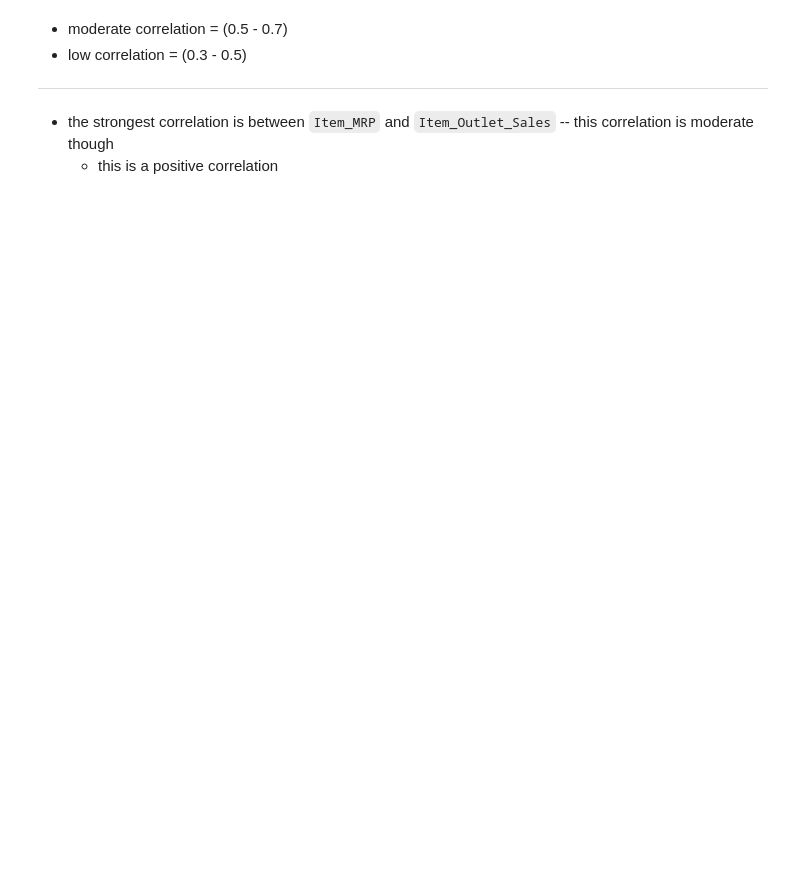
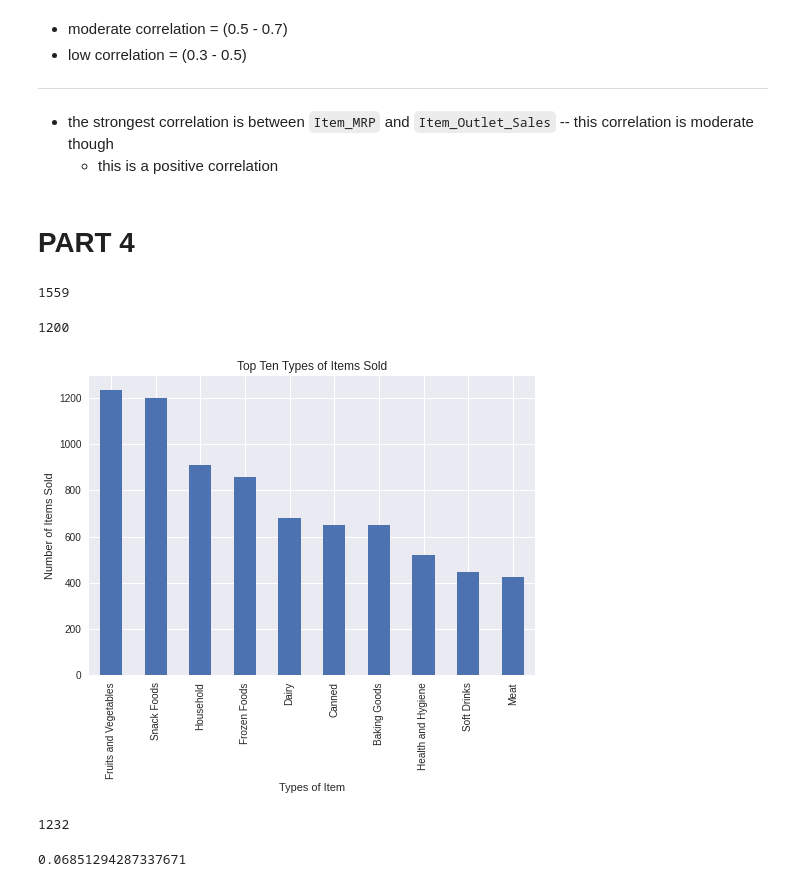
Before and after one commit to ELBrown11/CodingDojoPortfolioProjects, a Jupyter notebook: Project1.ipynb, the cells around one changed output. Cells and saved outputs as stored; diff of their text form; code cells hidden in the pictures; blank space fills up the shorter version.

Commit message:
Project 1 - Part 4 (so far)

```diff
--- a/Project1.ipynb
+++ b/Project1.ipynb
@@ -254,3 +256,46 @@ sns.heatmap(corr, cmap = 'Greens', annot=True)
 ---
 * the strongest correlation is between `Item_MRP` and `Item_Outlet_Sales` -- this correlation is moderate though
   * this is a positive correlation
+# %% [markdown]
+# **PART 4**
+# %%
+#count of unique items solds
+len(sales_data['Item_Identifier'].unique())
+# %% [output]
+1559
+# %%
+sales_data['Item_Type'].value_counts()[1]
+# %% [output]
+1200
+# %%
+#type of items sold
+plt.style.use('seaborn')
+sales_data['Item_Type'].value_counts()[:10].plot(kind='bar')
+
+plt.xlabel('Types of Item')
+plt.ylabel('Number of Items Sold')
+plt.title('Top Ten Types of Items Sold')
+plt.show()
+# %% [output]
+[figure, added]
+# %%
+x = sales_data['Item_Type'].value_counts()
+#y = sales_data['Item_Visibility']
+
+item_v_viz_data = pd.DataFrame(data=x)
+item_v_viz_data.reset_index(inplace=True)
+item_v_viz_data = item_v_viz_data.rename(columns = {'index': 'Item_Type', 'Item_Type':'Counts'})
+item_v_viz_data['Counts'][0]
+# %% [output]
+1232
+# %%
+#filter to find the sum of visibilities for fruits and vegatables
+#is there a correlation between visibility and number of items sold?
+FV_filter = sales_data["Item_Type"] == "Fruits and Vegetables"
+sales_data[FV_filter]
+
+#average visibility
+avg_FV =sales_data[FV_filter]['Item_Visibility'].mean()
+avg_FV
+# %% [output]
+0.06851294287337671
```
Also changed, not shown: parts of 14 cells of this notebook.
